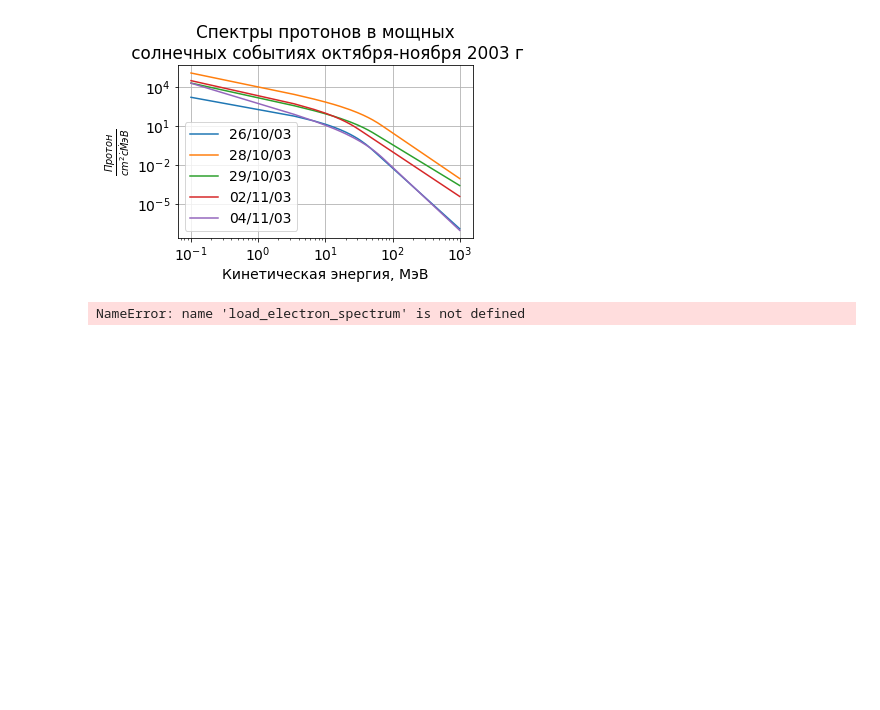
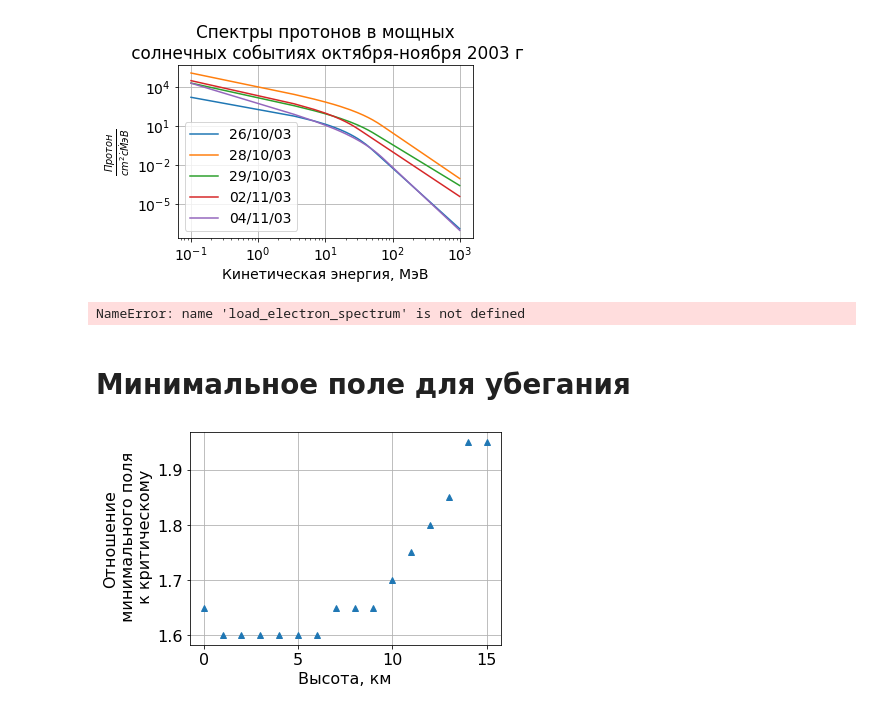
Before and after one commit to Zelenyy/phd-code, a Jupyter notebook: notebooks/01.PhD-fugures.ipynb, the cells around one changed output. Cells and saved outputs as stored; diff of their text form; code cells hidden in the pictures; blank space fills up the shorter version.

```diff
--- a/notebooks/01.PhD-fugures.ipynb
+++ b/notebooks/01.PhD-fugures.ipynb
@@ -264,3 +264,16 @@ plt.tight_layout()
 plt.savefig(os.path.join(sat_image_path, "electron_spectrum.pdf"), format="pdf", transparent=True)
 # %% [output]
 NameError: name 'load_electron_spectrum' is not defined
+# %% [markdown]
+# Минимальное поле для убегания
+# %%
+path = "/mnt/storage2/phd/data/thunderstorm/minimal_field/minimal_field.npy"
+data = np.load(path)
+# %%
+plt.plot( data["height"]/1000, data["field"]/(1e-4*data["baseline"]), "^")
+plt.xlabel("Высота, км")
+plt.ylabel("Отношение\n минимального поля\n к критическому");
+plt.grid()
+plt.tight_layout()
+# %% [output]
+[figure, added]
```
Also changed, not shown: 46 other files.
